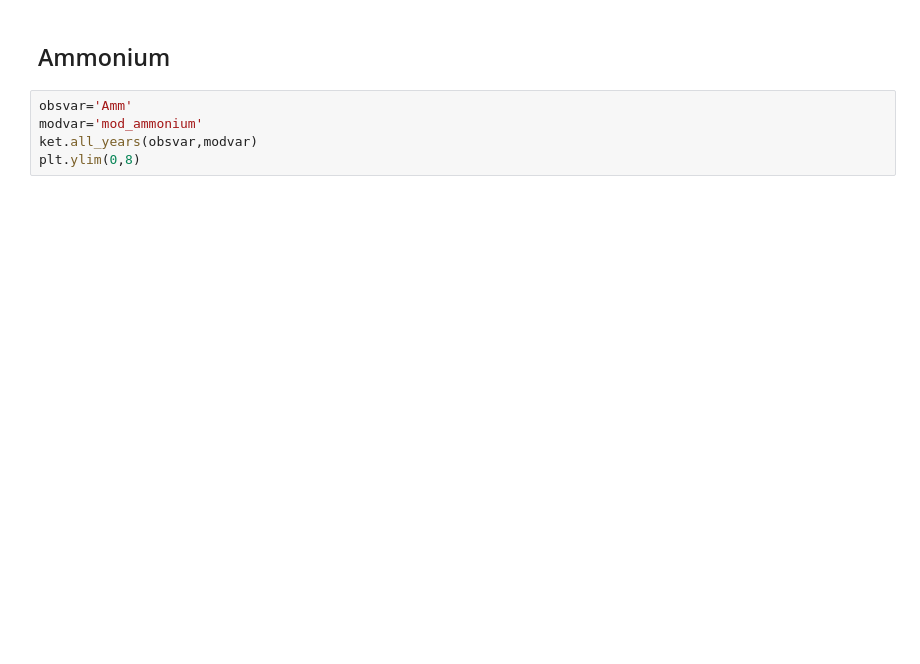
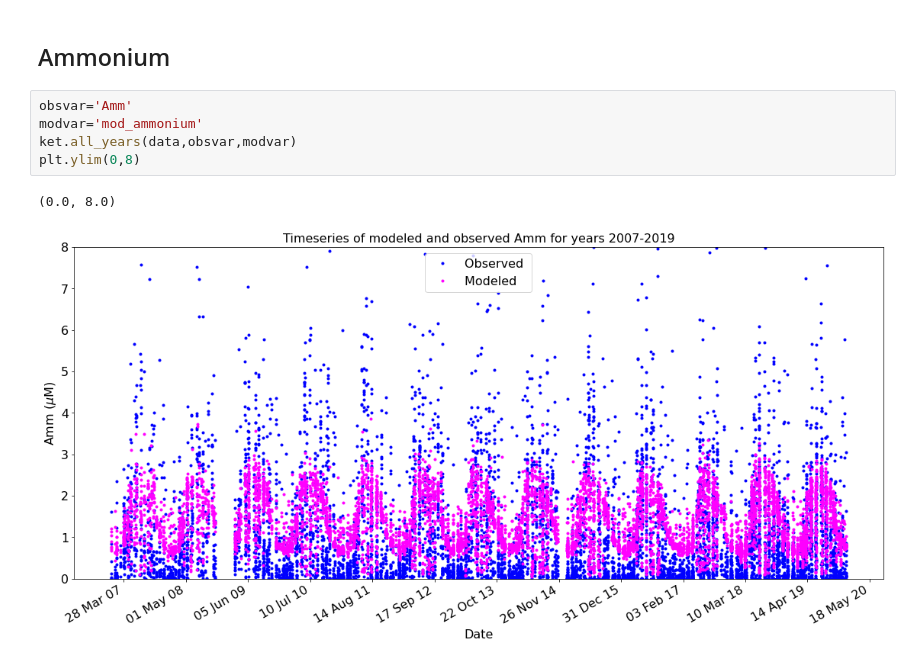
Before and after one commit to SalishSeaCast/analysis-keegan, a Jupyter notebook: notebooks/Evaluations/Time_Series_evaluation.ipynb, the cells around one changed output. Saved outputs shown, nothing was run; the diff lists cells and outputs as text; blank space fills up the shorter version.

Commit message:
Altered individual WADE years to use ket

```diff
--- a/notebooks/Evaluations/Time_Series_evaluation.ipynb
+++ b/notebooks/Evaluations/Time_Series_evaluation.ipynb
@@ -429,5 +228,8 @@ AttributeError: 'list' object has no attribute 'get_label'
 # %%
 obsvar='Amm'
 modvar='mod_ammonium'
-ket.all_years(obsvar,modvar)
+ket.all_years(data,obsvar,modvar)
 plt.ylim(0,8)
+# %% [output]
+(0.0, 8.0)
+[figure, added]
```
Also changed, not shown: parts of 8 cells of this notebook, 2 other files.
